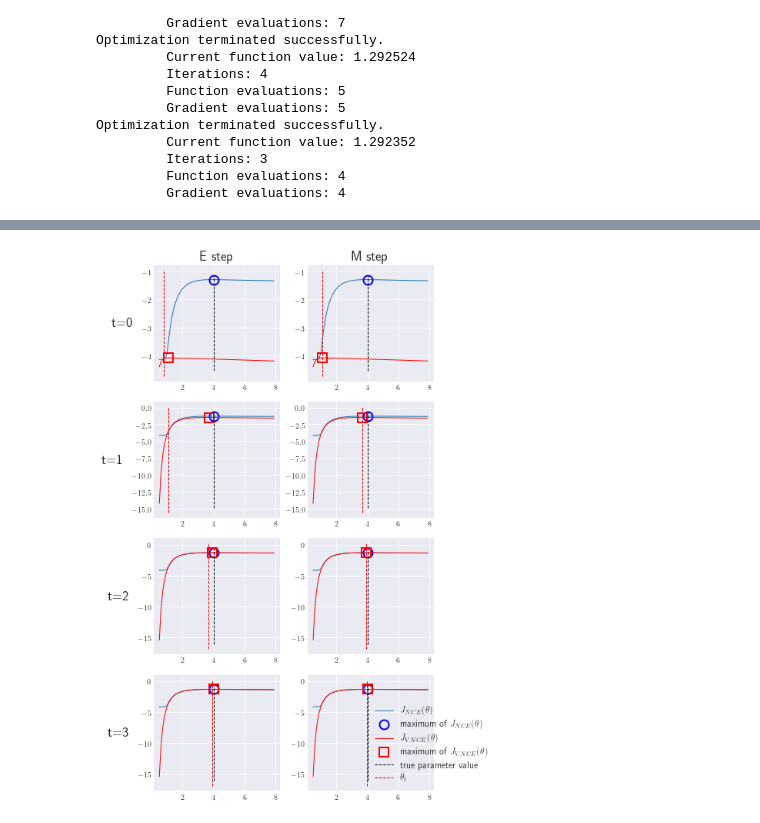
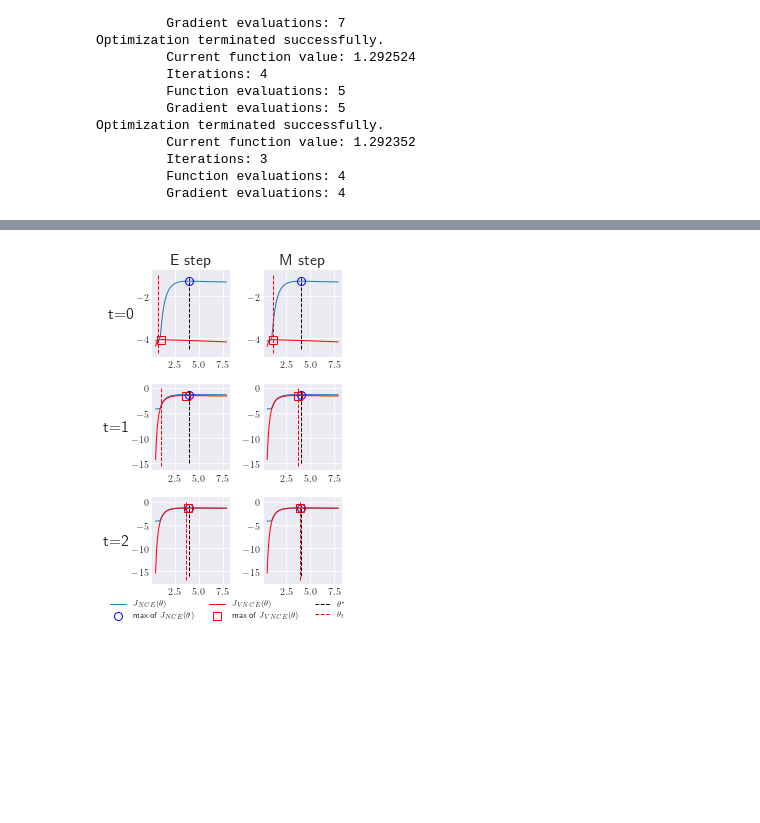
Before and after one commit to benrhodes26/VNCE, a Jupyter notebook: proposal/code/notebooks/1) normalised-mog.ipynb, the cells around one changed output, grey strips where cells are left out. Saved outputs shown, nothing was run; the diff lists cells and outputs as text; code cells hidden in the pictures; blank space fills up the shorter version.

Commit message:
Edit figures for aistats submission

```diff
--- a/proposal/code/notebooks/1) normalised-mog.ipynb
+++ b/proposal/code/notebooks/1) normalised-mog.ipynb
@@ -308,63 +308,64 @@ for i in range(len(lower_bounds)):
 # %%
 def plot_nce_objective(ax):
     ax.plot(thetas, J, label=r'$J_{\small NCE}(\theta)$')
-    ax.plot(thetas[index],J[index], marker='o', markersize=12, fillstyle='none',
-         markeredgewidth=2, c='b', linestyle='none', label=r'maximum of $J_{\small NCE}(\theta)$')
+    ax.plot(thetas[index],J[index], marker='o', markersize=8, fillstyle='none',
+         markeredgewidth=1, c='b', linestyle='none', label=r'max of $J_{\small NCE}(\theta)$')
 
 def plot_lower_bound(ax, lb):
     lb_argmax = np.argmax(lb)
     ax.plot(thetas, lb, label=r'$J_{\small VNCE}(\theta)$', c='r')
-    ax.plot(thetas[lb_argmax], lb[lb_argmax], 'rs', markersize=12, fillstyle='none',
-             markeredgewidth=2, linestyle='none', label=r'maximum of $J_{\small VNCE}(\theta)$')
+    ax.plot(thetas[lb_argmax], lb[lb_argmax], 'rs', markersize=8, fillstyle='none',
+             markeredgewidth=1, linestyle='none', label=r'max of $J_{\small VNCE}(\theta)$')
 
 def plot_ground_truth(ax):
-    ax.plot(sigma0 * np.array([1,1]), plt.get(ax,'ylim'), 'k--', label='true parameter value')
+    ax.plot(sigma0 * np.array([1,1]), plt.get(ax,'ylim'), 'k--', label=r'$\theta^*$')
 
 # def label_graph(ax):
 #     #ax.set_xlabel(r'${\theta}$', fontsize=18)
 #     #ax.set_ylabel('Objective', fontsize=18)
 #     ax.legend(loc='lower right', numpoints=1, fontsize=16)
 # %%
-fig, axes = plt.subplots(num_e_steps-1, 2, figsize=(5.7, 10))
+fig, axes = plt.subplots(num_e_steps-2, 2, figsize=(3.25, 4.875))
 axs = axes.ravel()
 fig.tight_layout()
 
 ax_id = -1
-for i in range(num_e_steps-1):
+for i in range(num_e_steps-2):
     # current parameters
     theta_i = np.exp(optimiser.thetas[i][-1])
     theta_i_plus_one = np.exp(optimiser.thetas[i+1][-1])
     alpha_i = np.exp(optimiser.alphas[i][-1])
     lower_Bound_i = lower_bounds[i]
 
     # E-step
     ax_id += 1
     plot_nce_objective(axs[ax_id])
     plot_lower_bound(axs[ax_id], lower_Bound_i)
     plot_ground_truth(axs[ax_id])
     axs[ax_id].plot(theta_i * np.array([1,1]), plt.get(axs[ax_id],'ylim'), 'r--', label=r'$\theta_t$')
     axs[ax_id].grid(True)
     #label_graph(axs[ax_id])
 
     # M-step
     ax_id += 1
     plot_nce_objective(axs[ax_id])
     plot_lower_bound(axs[ax_id], lower_Bound_i)
     plot_ground_truth(axs[ax_id])
     axs[ax_id].plot(theta_i_plus_one * np.array([1,1]), plt.get(axs[ax_id],'ylim'), 'r--', label=r'$\theta_t$')
     axs[ax_id].grid(True)
 
 cols = ['E step', 'M step']
 rows = ['t={}'.format(row) for row in range(num_e_steps-1)]
 for ax, col in zip(axes[0], cols):
-    ax.set_title(col, fontsize=18, weight='bold')
-pad = 3  # in points
+    ax.set_title(col, fontsize=16, weight='bold')
+pad = -6  # in points
 for ax, row in zip(axes[:, 0], rows):
     ax.annotate(row, xy=(0, 0.5), xytext=(-ax.yaxis.labelpad - pad, 0), xycoords=ax.yaxis.label,
-                textcoords='offset points', size=18, fontweight='bold', ha='right', va='center')
+                textcoords='offset points', size=16, fontweight='bold', ha='right', va='center')
 
-axs[ax_id].legend(loc='lower right', numpoints=1, fontsize=12, bbox_to_anchor=(1.5, 0))
+axs[ax_id].legend(loc='upper center', numpoints=1, fontsize=8,
+                  bbox_to_anchor=(-0.46, -0.1), fancybox=True, shadow=True, ncol=3)
 if new_figs:
     save_fig(fig, save_dir, 'normalised-mog-em-obj-func')
 # %% [output]
-[figure, old version]
+[figure, new version]
```
Also changed, not shown: parts of 2 cells of this notebook, 3 other files.
